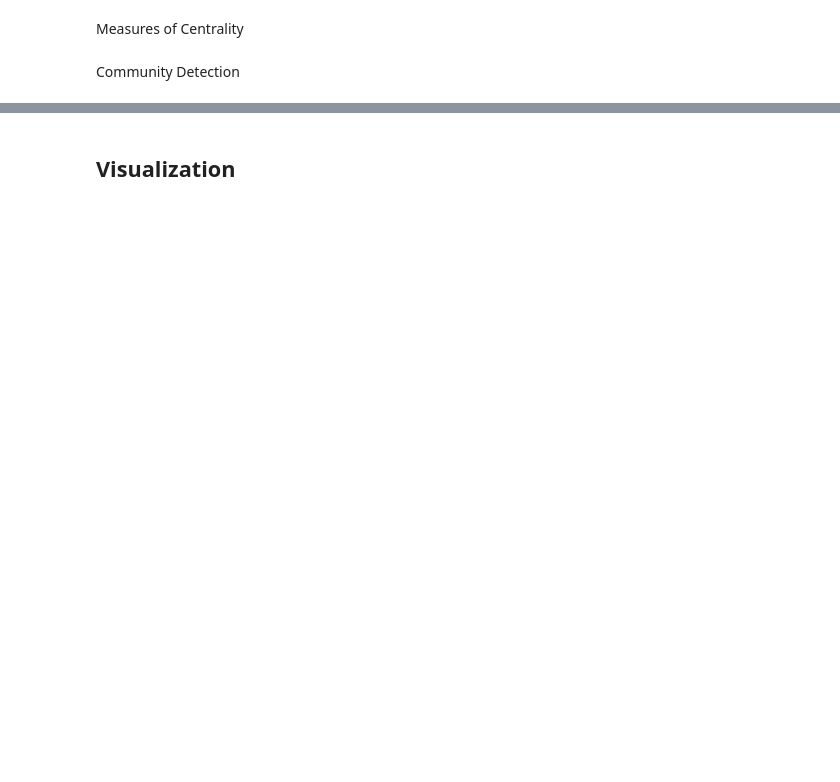
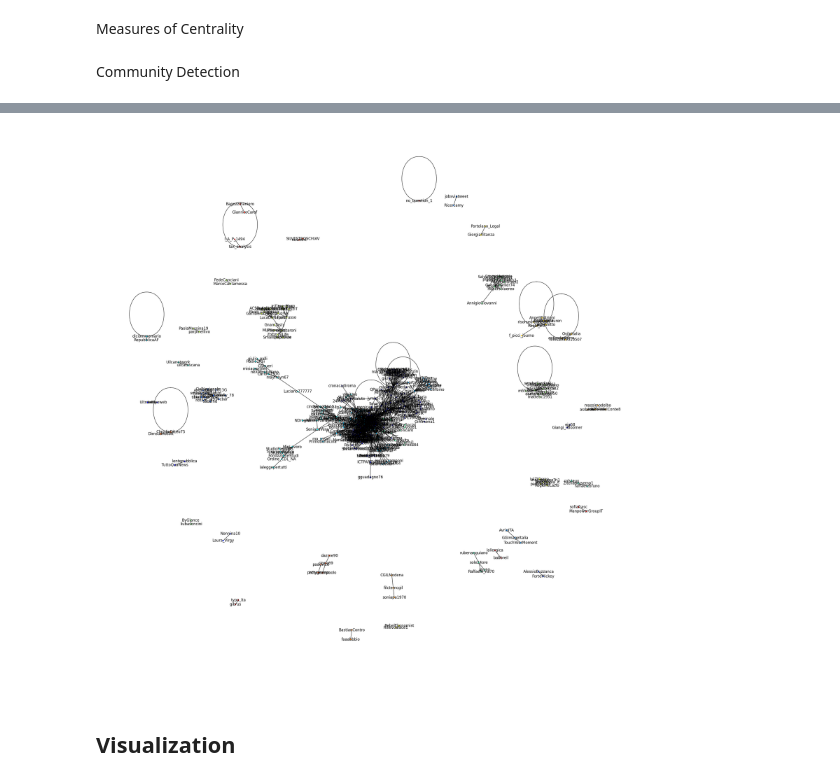
Before and after one commit to Blowdire/SocialMediaProject, a Jupyter notebook: notebooks/project-SMA-SW.ipynb, the cells around one changed output, grey strips where cells are left out. Drawn from its saved outputs; the diff is of its cells as text; code cells hidden in the pictures; blank space fills up the shorter version.

```diff
--- a/notebooks/project-SMA-SW.ipynb
+++ b/notebooks/project-SMA-SW.ipynb
@@ -394,0 +431,2 @@ Community Detection
+# %%
+communities = networkxCommunity.greedy_modularity_communities(Graph)
@@ -394,0 +447,9 @@ Community Detection
+# %%
+modularity_class = {}
+modularity_color = {}
+
+for community_number, community in enumerate(communities):
+    for name in community:
+
+        modularity_class[name] = community_number
+        modularity_color[name] = Plasma256[community_number]
@@ -395,2 +467,16 @@ Community Detection
+# %%
+from community import community_louvain
+import matplotlib.pyplot as plt
+
+best_partitioon = community_louvain.best_partition(Graph)
+modularity = community_louvain.modularity(best_partitioon, Graph)
+
+nodes = [best_partitioon.get(node) for node in Graph.nodes()]
+
+plt.figure(figsize=(25, 25))
+nx.draw_spring(Graph, cmap=plt.get_cmap('jet'), node_color=nodes,
+               node_size=10, with_labels=True)
+# %% [output]
+[figure, added]
 # %% [markdown]
 ## Visualization
```
Also changed, not shown: parts of 18 cells of this notebook, 16 other files.
